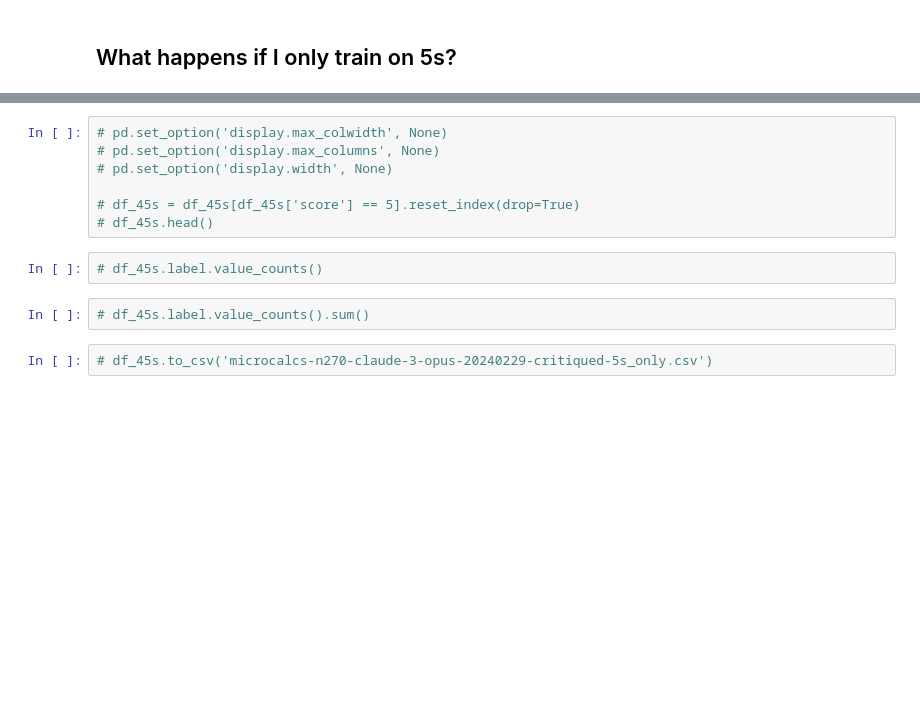
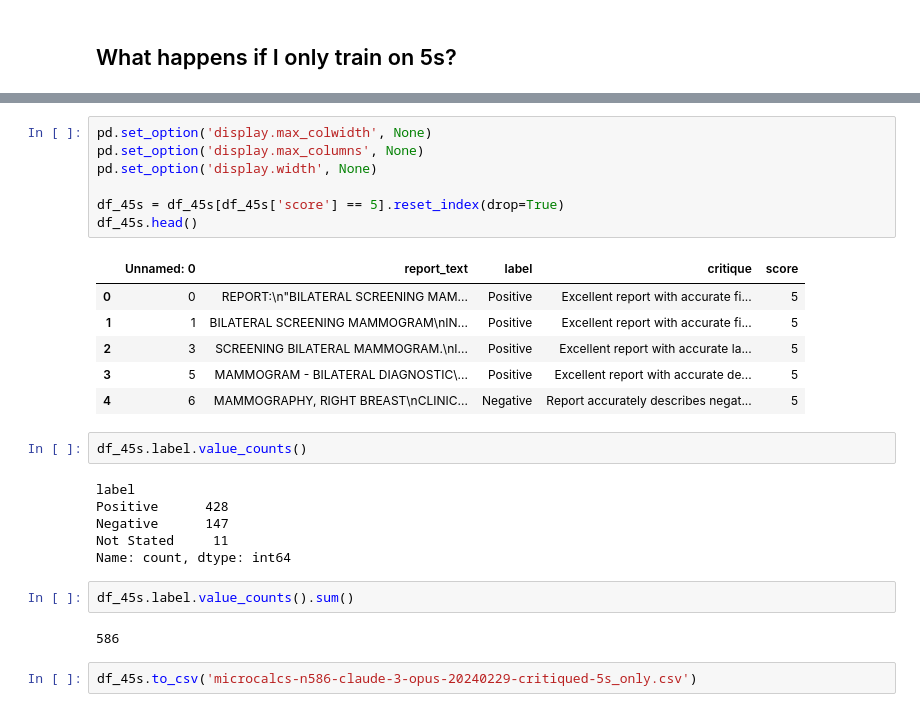
Before and after one commit to khankanz/synthetic-medical-datatsets, a Jupyter notebook: filtering_with_llms.ipynb, the cells around one changed output, grey strips where cells are left out. Cells and saved outputs as stored; diff of their text form; blank space fills up the shorter version.

```diff
--- a/filtering_with_llms.ipynb
+++ b/filtering_with_llms.ipynb
@@ -318,13 +416,28 @@ df_great.to_csv('microcalcs-n478-claude-3-opus-20240229-critiqued-4_5_only.csv')
 # %%
-# pd.set_option('display.max_colwidth', None)
-# pd.set_option('display.max_columns', None)
-# pd.set_option('display.width', None)
+pd.set_option('display.max_colwidth', None)
+pd.set_option('display.max_columns', None)
+pd.set_option('display.width', None)
 
-# df_45s = df_45s[df_45s['score'] == 5].reset_index(drop=True)
-# df_45s.head()
+df_45s = df_45s[df_45s['score'] == 5].reset_index(drop=True)
+df_45s.head()
+# %% [output]
+|  | Unnamed: 0 | report_text | label | critique | score |
+| 0 | 0 | REPORT:\n"BILATERAL SCREENING MAM... | Positive | Excellent report with accurate fi... | 5 |
+| 1 | 1 | BILATERAL SCREENING MAMMOGRAM\nIN... | Positive | Excellent report with accurate fi... | 5 |
+| 2 | 3 | SCREENING BILATERAL MAMMOGRAM.\nI... | Positive | Excellent report with accurate la... | 5 |
+| 3 | 5 | MAMMOGRAM - BILATERAL DIAGNOSTIC\... | Positive | Excellent report with accurate de... | 5 |
+| 4 | 6 | MAMMOGRAPHY, RIGHT BREAST\nCLINIC... | Negative | Report accurately describes negat... | 5 |
 # %%
-# df_45s.label.value_counts()
+df_45s.label.value_counts()
+# %% [output]
+label
+Positive      428
+Negative      147
+Not Stated     11
+Name: count, dtype: int64
 # %%
-# df_45s.label.value_counts().sum()
+df_45s.label.value_counts().sum()
+# %% [output]
+586
 # %%
-# df_45s.to_csv('microcalcs-n270-claude-3-opus-20240229-critiqued-5s_only.csv')
+df_45s.to_csv('microcalcs-n586-claude-3-opus-20240229-critiqued-5s_only.csv')
```
Also changed, not shown: parts of 13 cells of this notebook.
